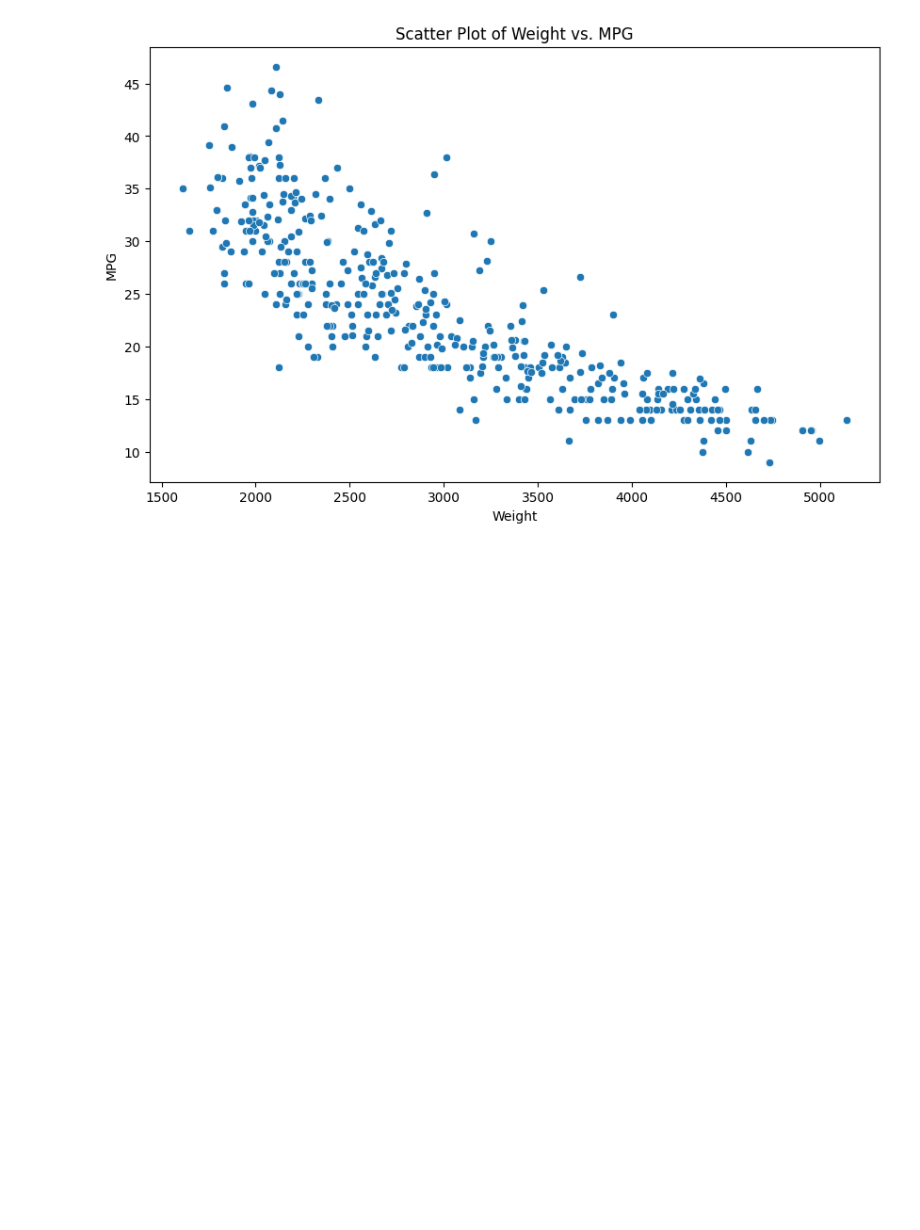
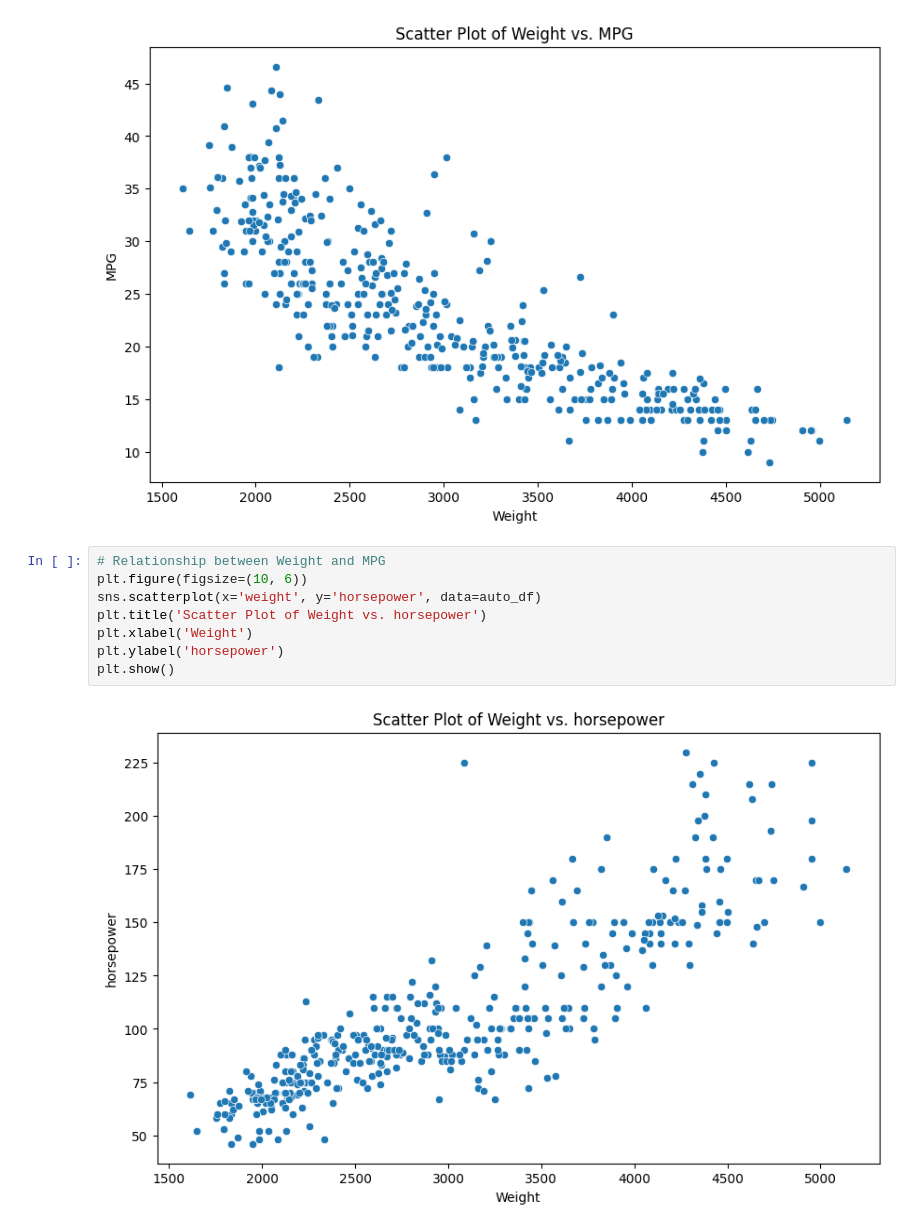
Before and after one commit to GabrielRomaoG/correlation_heatmap_python, a Jupyter notebook: heat_map.ipynb, the cells around one changed output. Saved outputs shown, nothing was run; the diff lists cells and outputs as text; blank space fills up the shorter version.

Commit message:
add scatterplots

```diff
--- a/heat_map.ipynb
+++ b/heat_map.ipynb
@@ -114,3 +114,13 @@ plt.ylabel('MPG')
 plt.show()
 # %% [output]
 [figure]
+# %%
+# Relationship between Weight and MPG
+plt.figure(figsize=(10, 6))
+sns.scatterplot(x='weight', y='horsepower', data=auto_df)
+plt.title('Scatter Plot of Weight vs. horsepower')
+plt.xlabel('Weight')
+plt.ylabel('horsepower')
+plt.show()
+# %% [output]
+[figure, added]
```
Also changed, not shown: parts of 3 cells of this notebook.
